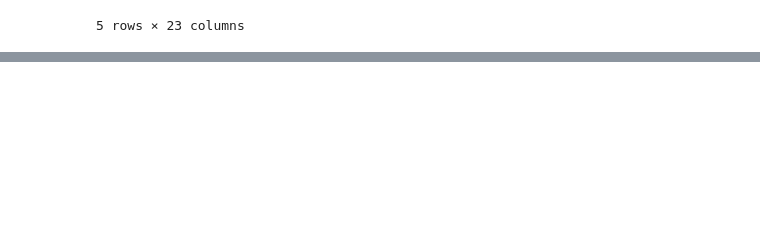
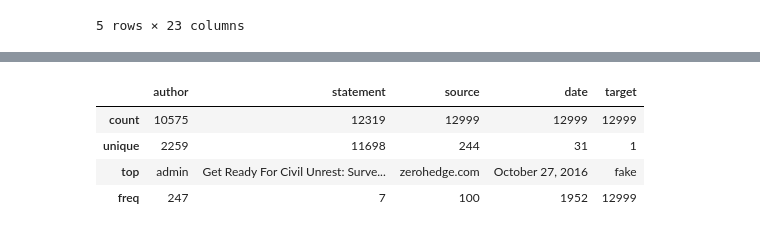
Before and after one commit to BurgahJasper/LSDManagement, a Jupyter notebook: kaggle/kaggle.ipynb, the cells around one changed output, grey strips where cells are left out. Cells and saved outputs as stored; diff of their text form; code cells hidden in the pictures; blank space fills up the shorter version.

```diff
--- a/kaggle/kaggle.ipynb
+++ b/kaggle/kaggle.ipynb
@@ -28,0 +66,8 @@ df.head()
+# %%
+df_fake.describe()
+# %% [output]
+|  | author | statement | source | date | target |
+| count | 10575 | 12319 | 12999 | 12999 | 12999 |
+| unique | 2259 | 11698 | 244 | 31 | 1 |
+| top | admin | Get Ready For Civil Unrest: Surve... | zerohedge.com | October 27, 2016 | fake |
+| freq | 247 | 7 | 100 | 1952 | 12999 |
```
Also changed, not shown: parts of 7 cells of this notebook.
